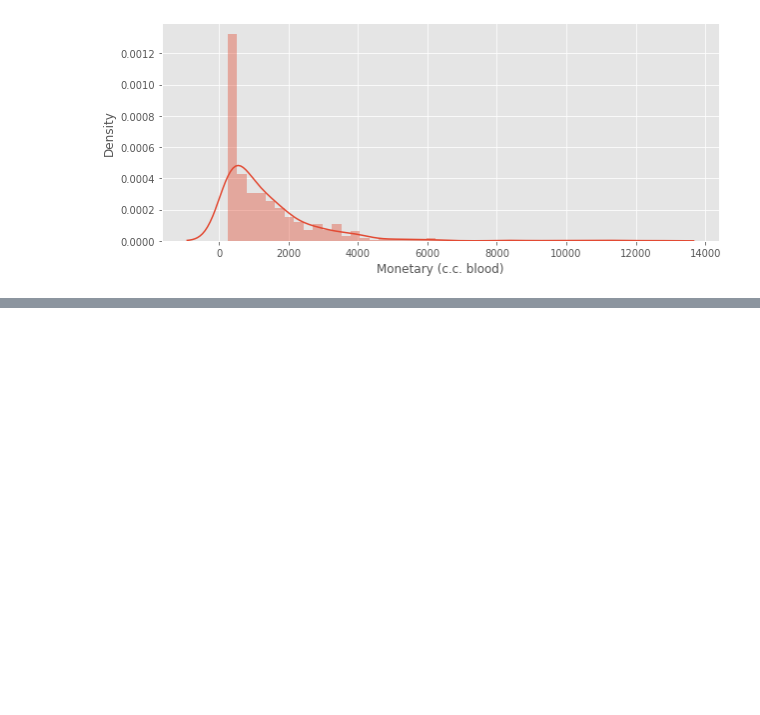
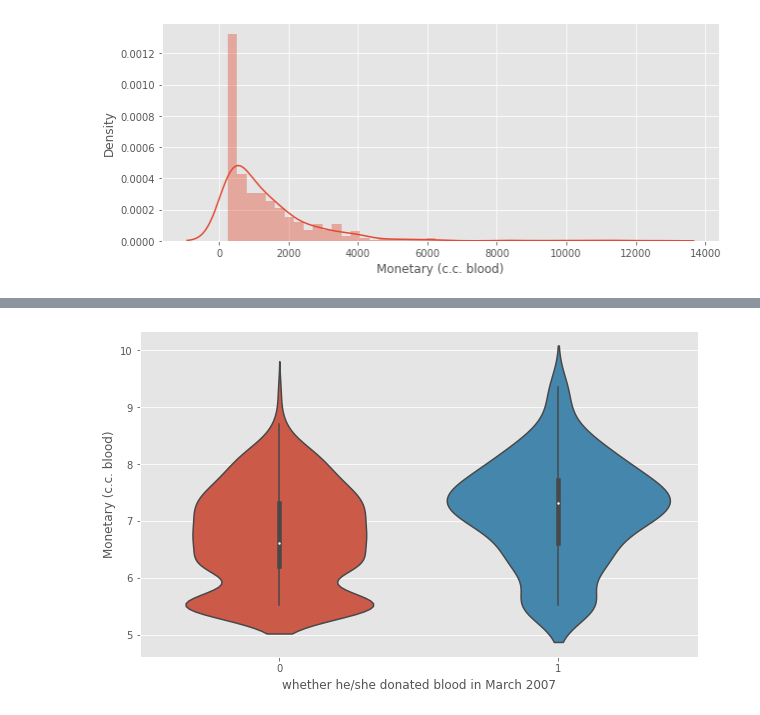
Before and after one commit to caiquemiranda/EDA-Exploratory-Data-Analysis-python, a Jupyter notebook: EDA-transfusion.ipynb, the cells around one changed output, grey strips where cells are left out. Drawn from its saved outputs; the diff is of its cells as text; code cells hidden in the pictures; blank space fills up the shorter version.

```diff
--- a/EDA-transfusion.ipynb
+++ b/EDA-transfusion.ipynb
@@ -234,0 +233,4 @@ sns.distplot(transfusion_df['Monetary (c.c. blood)']);
+# %%
+# Normalizando a variável usando log
+transfusion_df['Monetary (c.c. blood)'] = np.log(transfusion_df['Monetary (c.c. blood)'])
+transfusion_df.head()
@@ -234,0 +244,7 @@ sns.distplot(transfusion_df['Monetary (c.c. blood)']);
+# %%
+# plotagem estilo violino
+
+plt.figure(figsize=[10,6])
+sns.violinplot(data=transfusion_df, x=target, y='Monetary (c.c. blood)');
+# %% [output]
+[figure, added]
```
Also changed, not shown: parts of 20 cells of this notebook.
